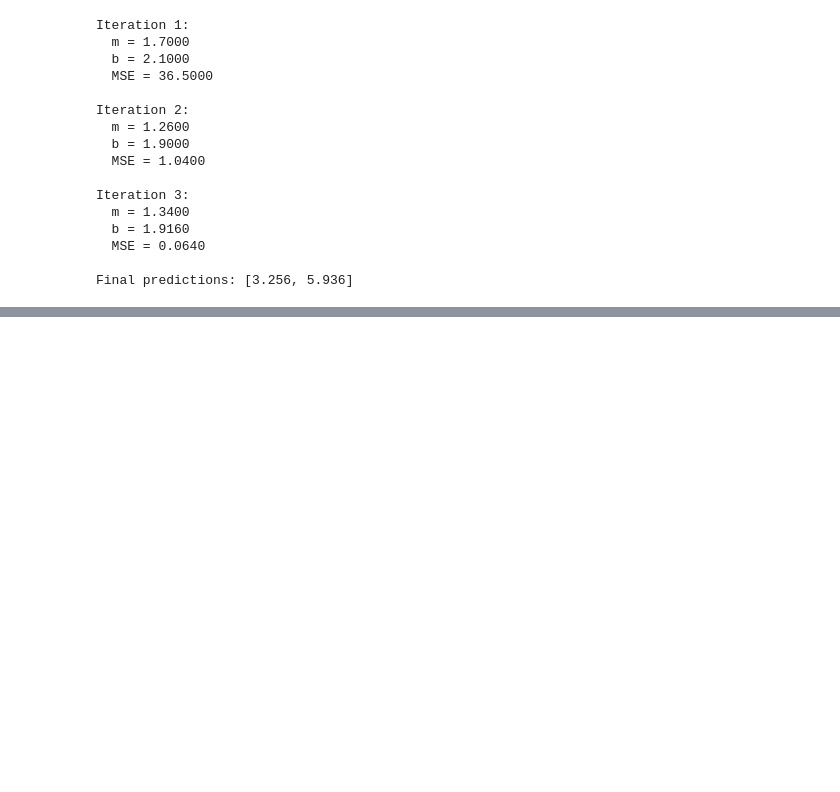
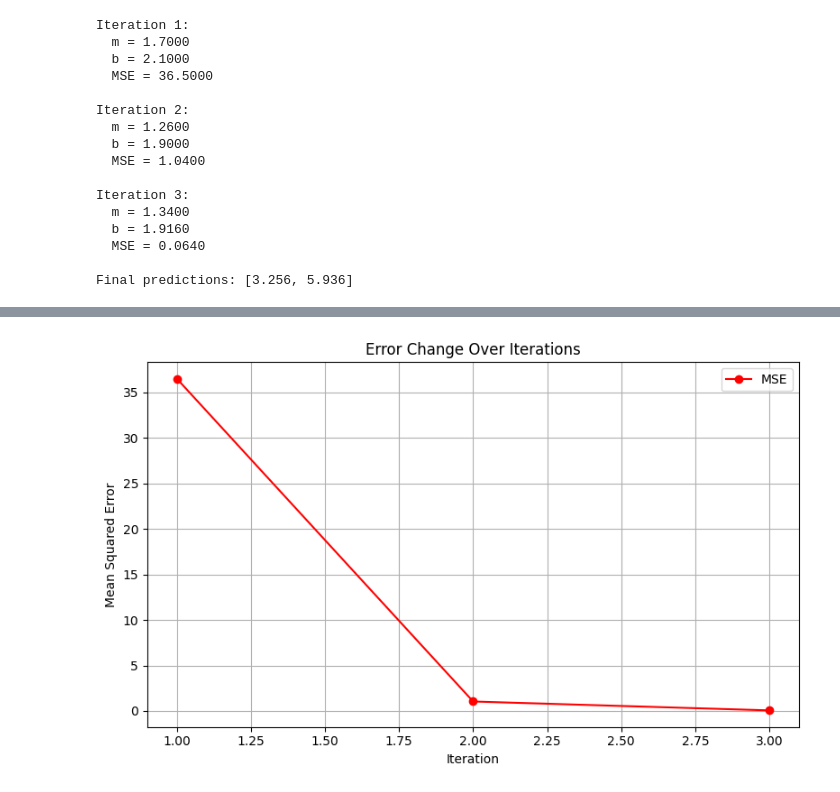
Before and after one commit to Pam-Pam29/Probability-Distributions-Bayesian-Probability-and-Gradient-Descent-Implementation-Group_19, a Jupyter notebook: Probability_Distributions,_Bayesian_Probability,_and_Gradient_Descent_Implementation_Group_19.ipynb, the cells around one changed output, grey strips where cells are left out. Drawn from its saved outputs; the diff is of its cells as text; code cells hidden in the pictures; blank space fills up the shorter version.

Commit message:
Added a  MSE plotting function to visualize error change over gradient descent iterations

```diff
--- a/Probability_Distributions,_Bayesian_Probability,_and_Gradient_Descent_Implementation_Group_19.ipynb
+++ b/Probability_Distributions,_Bayesian_Probability,_and_Gradient_Descent_Implementation_Group_19.ipynb
@@ -349,0 +350,24 @@ plot_parameters(iterations_range, m_values, b_values)
+# %%
+import matplotlib.pyplot as plt
+
+def plot_mse(iterations, mse_values):
+    """
+    Plots Mean Squared Error over iterations for gradient descent.
+
+    Parameters:
+    - iterations (list of int): Iteration numbers (e.g., [1, 2, 3])
+    - mse_values (list of float): Mean Squared Error at each iteration
+    """
+    plt.figure(figsize=(8, 5))
+    plt.plot(iterations, mse_values, color='red', marker='o', label='MSE')
+    plt.xlabel('Iteration')
+    plt.ylabel('Mean Squared Error')
+    plt.title('Error Change Over Iterations')
+    plt.grid(True)
+    plt.legend()
+    plt.tight_layout()
+    plt.show()
+
+plot_mse(iterations, mse_values)
+# %% [output]
+[figure, added]
```
Also changed, not shown: parts of 1 cell of this notebook.
